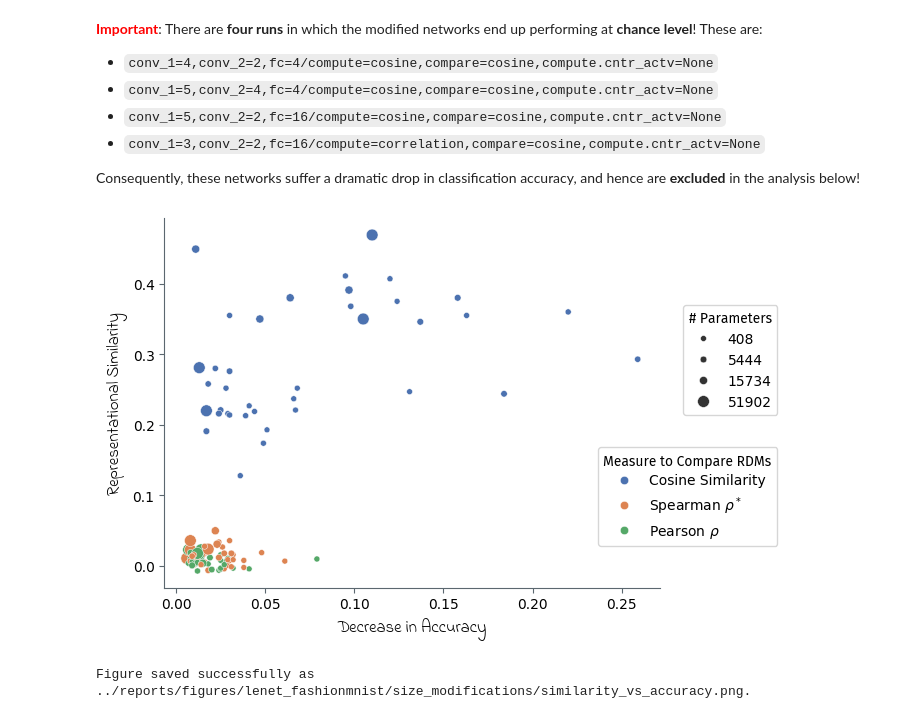
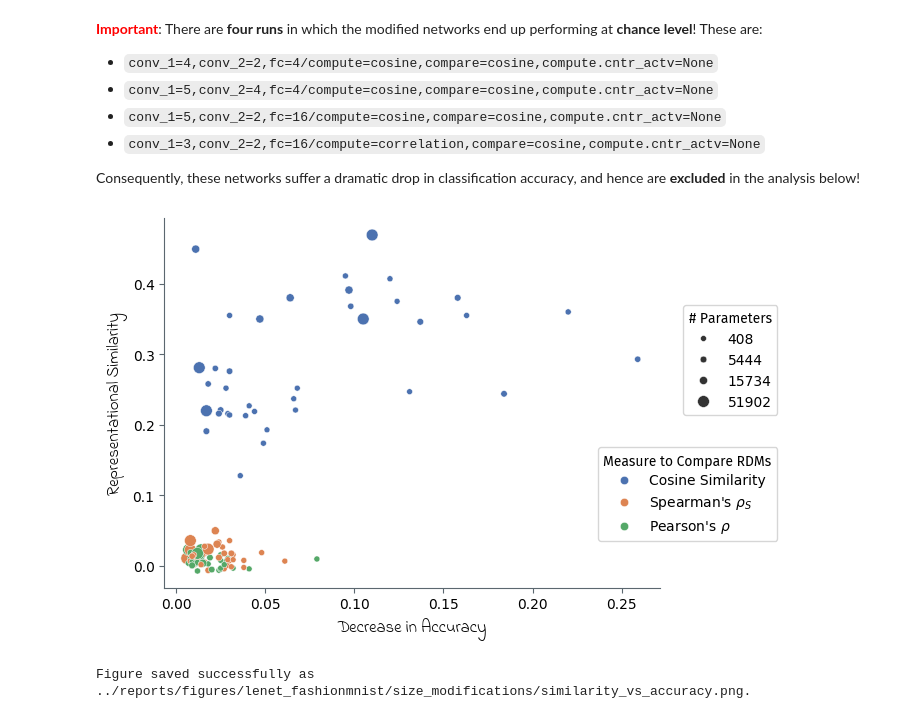
Before and after one commit to mrvnthss/rsa-vision-networks, a Jupyter notebook: notebooks/7.1-mt-rsa-modified-lenet-fashionmnist.ipynb, the cells around one changed output. Saved outputs shown, nothing was run; the diff lists cells and outputs as text; code cells hidden in the pictures.

```diff
--- a/notebooks/7.1-mt-rsa-modified-lenet-fashionmnist.ipynb
+++ b/notebooks/7.1-mt-rsa-modified-lenet-fashionmnist.ipynb
@@ -593,35 +593,35 @@ ax.set_xlabel("Decrease in Accuracy", font=indie_flower, size=12)
 ax.set_ylabel("Representational Similarity", font=indie_flower, size=12)
 
 # Customize legend
 handles, labels = ax.get_legend_handles_labels()
 ax.legend().remove()
 sizes = ["408", "5444", "15734", "51902"]
 legend_sizes = ax.legend(
     [h for l, h in zip(labels, handles) if l in sizes],
     sizes,
     loc="lower right",
     bbox_to_anchor=(1.25, 0.45),
     title="# Parameters",
     title_fontproperties=FontProperties(family="Fira Sans")
 )
 ax.legend(
     handles[1:4],
-    ["Cosine Similarity", r"Spearman $\rho^*$", r"Pearson $\rho$"],
+    ["Cosine Similarity", r"Spearman's $\rho_S$", r"Pearson's $\rho$"],
     loc="upper right",
     bbox_to_anchor=(1.25, 0.4),
     title="Measure to Compare RDMs",
     title_fontproperties=FontProperties(family="Fira Sans")
 )
 ax.add_artist(legend_sizes)
 
 # Control figure aesthetics
 sns.despine(ax=ax)
 ax.tick_params(color=anthracite)
 
 fig_repr_sim_vs_accuracy = ax.get_figure()
 plt.show()
 # %% [output]
-[figure, old version]
+[figure, new version]
 # %%
 save_figure(
     fig_repr_sim_vs_accuracy,
```
Also changed, not shown: 1 other file.
